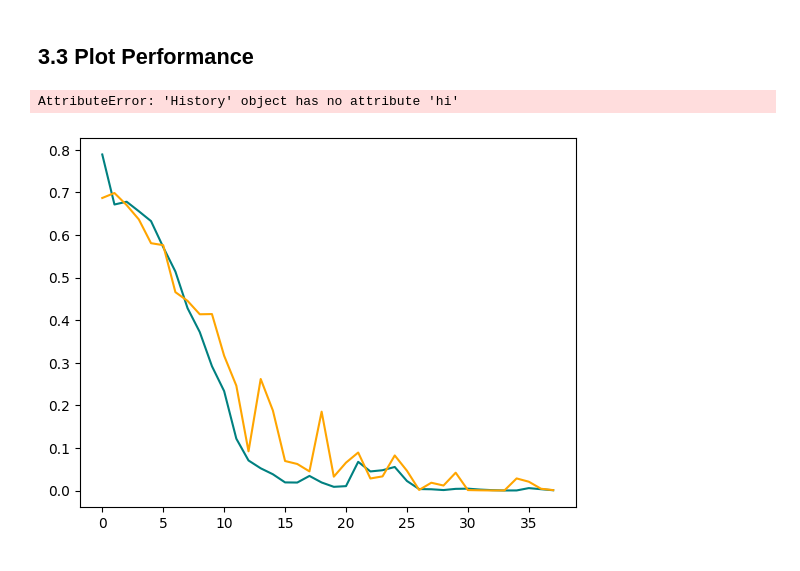
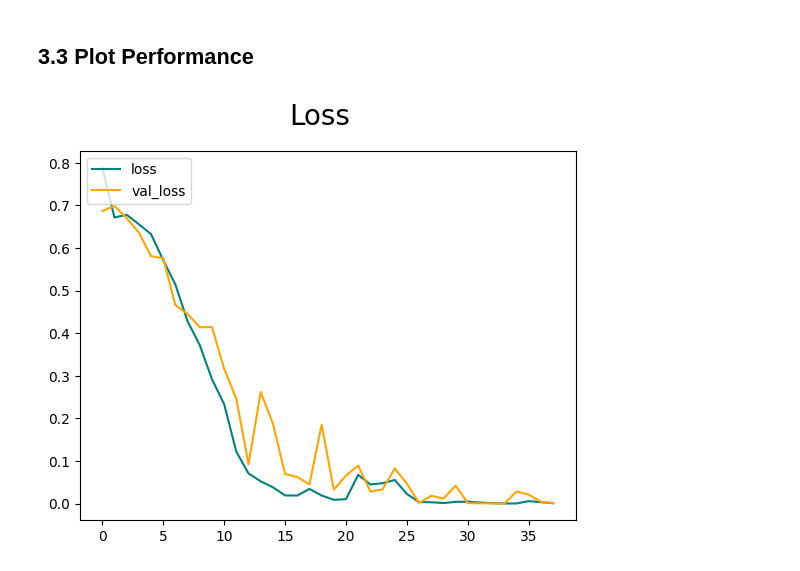
Before and after one commit to Nooraldin2001/Cat-Dog-Image-Classifier, a Jupyter notebook: model.ipynb, the cells around one changed output. Drawn from its saved outputs; the diff is of its cells as text; code cells hidden in the pictures.

Commit message:
plotting our performance

```diff
--- a/model.ipynb
+++ b/model.ipynb
@@ -206,8 +206,9 @@ hist.history
 # %%
 fig = plt.figure()
 plt.plot(hist.history['loss'], color='teal', label='loss')
 plt.plot(hist.history['val_loss'], color='orange', label='val_loss')
-plt.plot(hist.hi)
+fig.suptitle('Loss', fontsize=20)
+plt.legend(loc="upper left")
+plt.show()
 # %% [output]
-AttributeError: 'History' object has no attribute 'hi'
-[figure, old version]
+[figure, new version]
```
Also changed, not shown: parts of 1 cell of this notebook.
